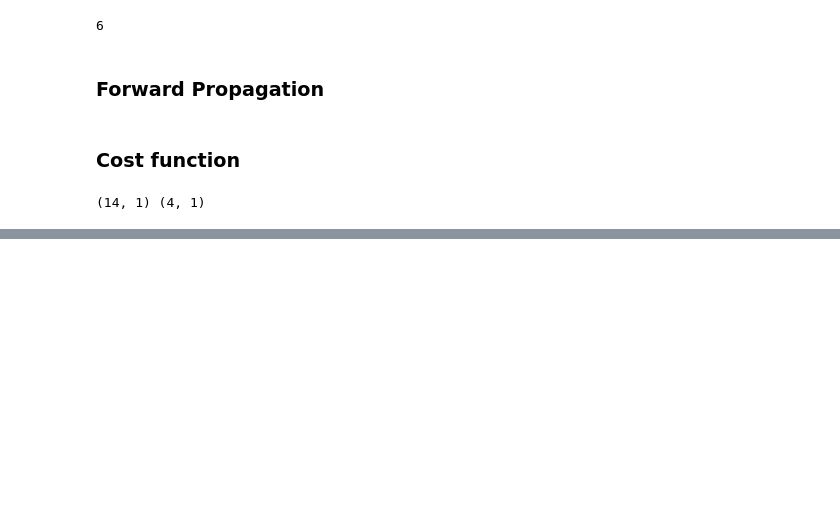
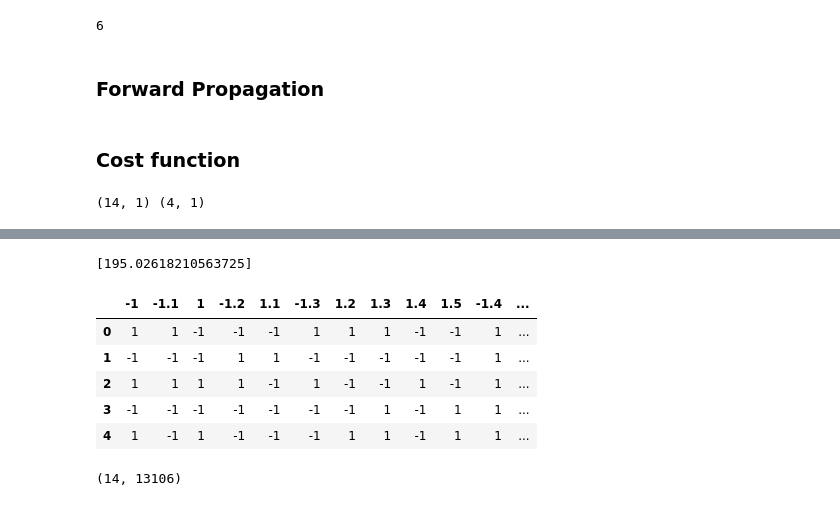
Before and after one commit to 210352R/NN_From_Scratch, a Jupyter notebook: test.ipynb, the cells around one changed output, grey strips where cells are left out. Cells and saved outputs as stored; diff of their text form; code cells hidden in the pictures; blank space fills up the shorter version.

```diff
--- a/test.ipynb
+++ b/test.ipynb
@@ -228,0 +280,15 @@ parameters
+# %%
+costs
+# %% [output]
+[195.02618210563725]
+# %%
+import pandas as pd
+df_X_train  = pd.read_csv('Task_2/x_train.csv')
+df_X_train.head()
+# %% [output]
+|  | -1 | -1.1 | 1 | -1.2 | 1.1 | -1.3 | 1.2 | 1.3 | 1.4 | 1.5 | -1.4 | ... |
+| 0 | 1 | 1 | -1 | -1 | -1 | 1 | 1 | 1 | -1 | -1 | 1 | ... |
+| 1 | -1 | -1 | -1 | 1 | 1 | -1 | -1 | -1 | -1 | -1 | 1 | ... |
+| 2 | 1 | 1 | 1 | 1 | -1 | 1 | -1 | -1 | 1 | -1 | 1 | ... |
+| 3 | -1 | -1 | -1 | -1 | -1 | -1 | -1 | 1 | -1 | 1 | 1 | ... |
+| 4 | 1 | -1 | 1 | -1 | -1 | -1 | 1 | 1 | -1 | 1 | 1 | ... |
@@ -228,0 +297,4 @@ parameters
+# %%
+X_train_array.shape
+# %% [output]
+(14, 13106)
```
Also changed, not shown: parts of 32 cells of this notebook, 19 other files.
